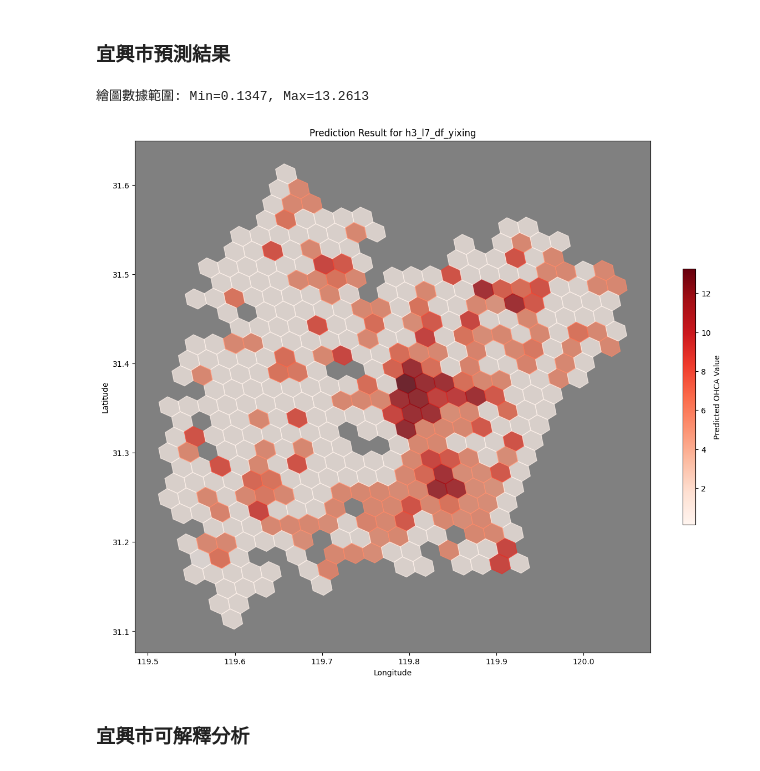
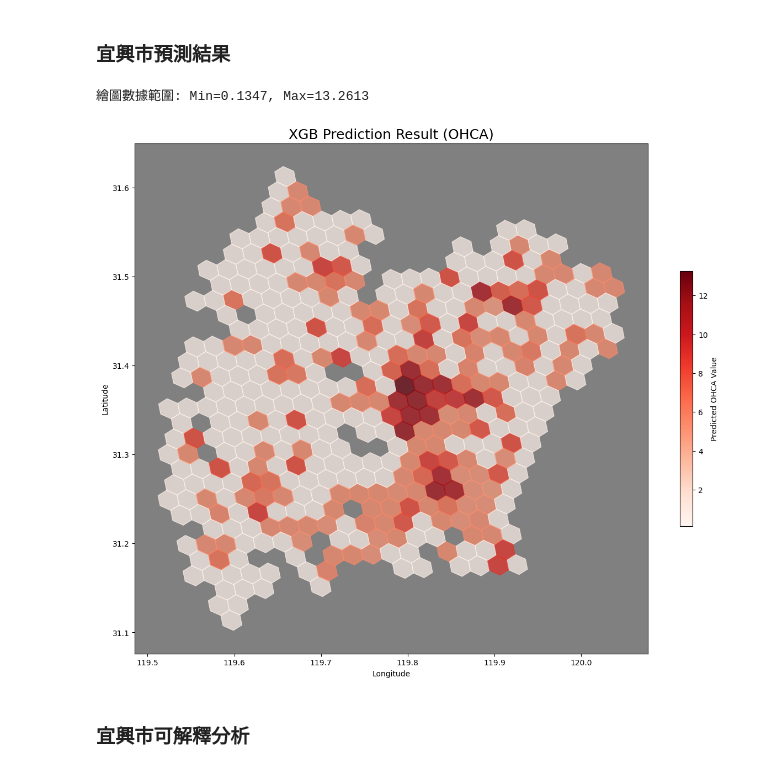
Before and after one commit to giraffeiscute/Yi-xing-city-OHCA-loctaion-prediction, a Jupyter notebook: XGB_yixing.ipynb, the cells around one changed output. Drawn from its saved outputs; the diff is of its cells as text; code cells hidden in the pictures.

```diff
--- a/XGB_yixing.ipynb
+++ b/XGB_yixing.ipynb
@@ -252,35 +252,35 @@ for index, row in visualization_df.iterrows():
         # 根據預測值決定顏色
         color = plt.cm.Reds(color_norm(row['pred_value']))
 
         # 畫在圖上
         ax.fill(*zip(*polygon.exterior.coords), color=color, alpha=0.7)
     except Exception as e:
         print(f"Error plotting H3 ID {row['id']}: {e}")
         continue
 
 # Step 4: 創建並顯示顏色條
 sm = plt.cm.ScalarMappable(cmap=plt.cm.Reds, norm=color_norm)
 sm.set_array([])
 cbar = fig.colorbar(sm, ax=ax, orientation='vertical', shrink=0.5)
 cbar.set_label('Predicted OHCA Value') # 設定 Colorbar 標籤
 
 # Step 5: 設定地圖細節
 ax.set_xlabel('Longitude')
 ax.set_ylabel('Latitude')
-ax.set_title('Prediction Result for h3_l7_df_yixing') # 設定標題
+ax.set_title('XGB Prediction Result (OHCA)', fontsize=18) # 設定標題
 ax.set_facecolor('grey') # 設定背景色，讓紅色更明顯
 
 # 自動調整顯示範圍以適應所有多邊形
 ax.autoscale_view()
 
 # 顯示地圖
 plt.show()
 
 # 如果想存檔，可以取消下面這行的註解
 # fig.savefig('Prediction_Result_yixing.png', dpi=300)
 # %% [output]
 繪圖數據範圍: Min=0.1347, Max=13.2613
-[figure, old version]
+[figure, new version]
 # %% [markdown]
 ### 宜興市可解釋分析
 # %%
```
Also changed, not shown: parts of 1 cell of this notebook, 4 other files.
